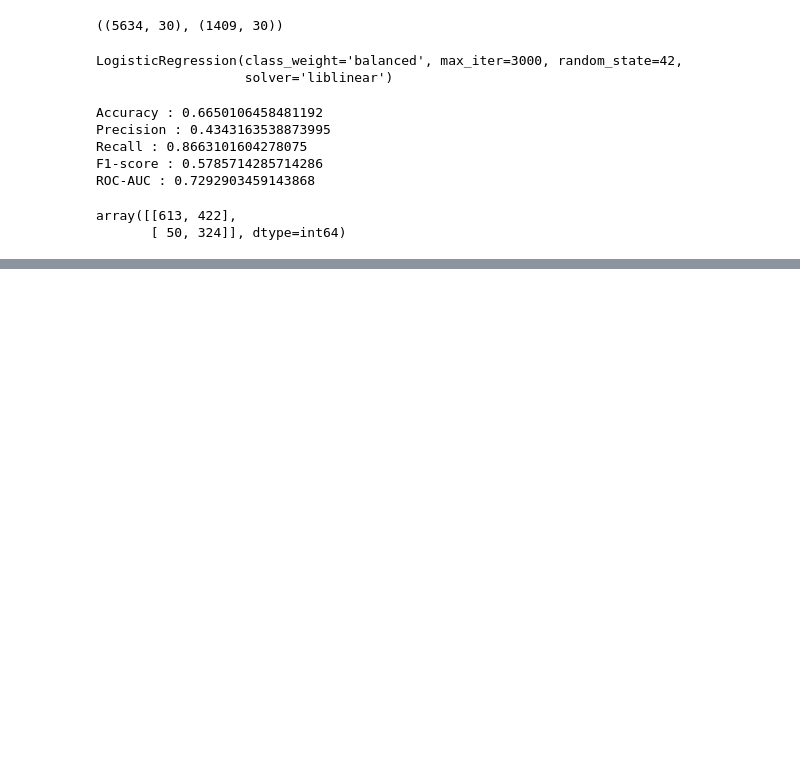
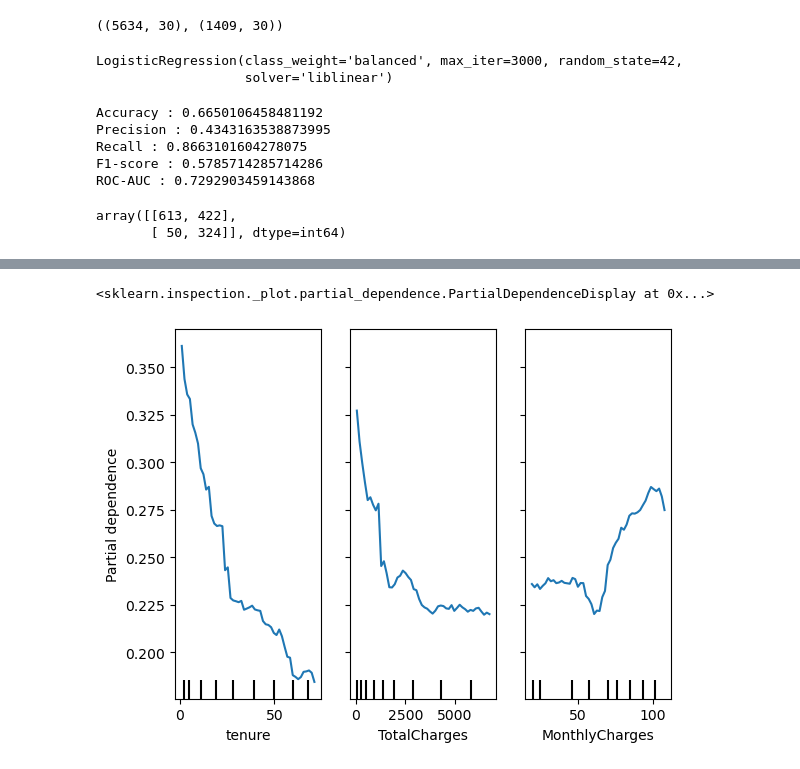
Before and after one commit to Sumit-1212-hue/churn_prediction, a Jupyter notebook: notebooks/03_modelling.ipynb, the cells around one changed output, grey strips where cells are left out. Saved outputs shown, nothing was run; the diff lists cells and outputs as text; code cells hidden in the pictures; blank space fills up the shorter version.

```diff
--- a/notebooks/03_modelling.ipynb
+++ b/notebooks/03_modelling.ipynb
@@ -72,0 +241,13 @@ print
+# %%
+features = ["tenure", "TotalCharges", "MonthlyCharges"]
+
+PartialDependenceDisplay.from_estimator(
+    rf,
+    X_val,
+    features,
+    kind="average",
+    grid_resolution=50
+)
+# %% [output]
+<sklearn.inspection._plot.partial_dependence.PartialDependenceDisplay at 0x...>
+[figure, added]
```
Also changed, not shown: parts of 19 cells of this notebook, 2 other files.
